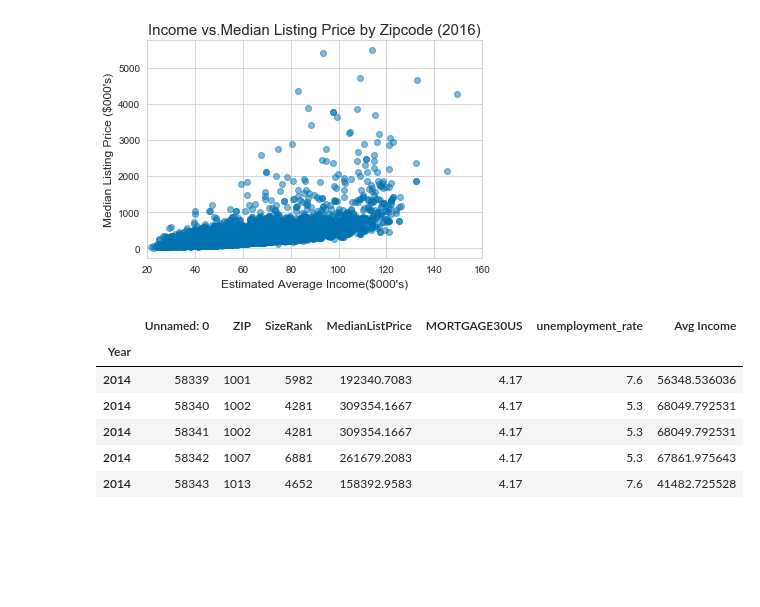
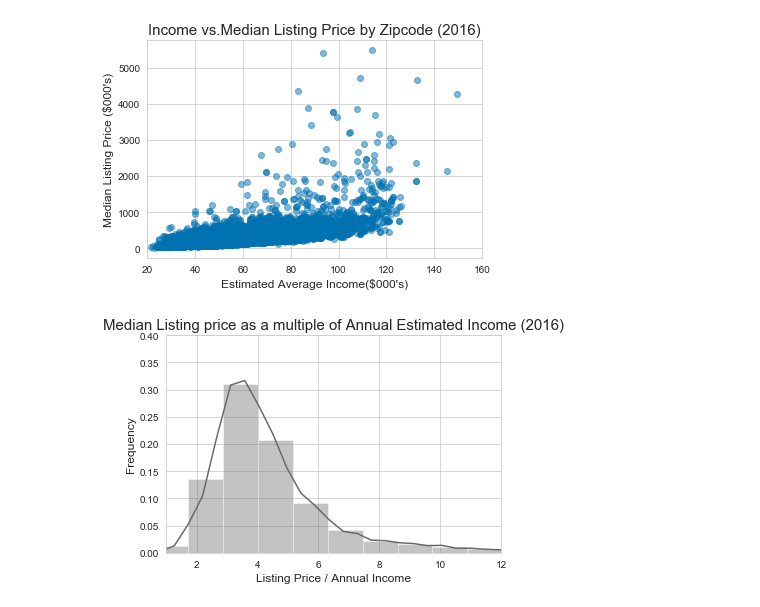
Before and after one commit to francoe/project_3, a Jupyter notebook: EDA_EF.ipynb, the cells around one changed output. Saved outputs shown, nothing was run; the diff lists cells and outputs as text; code cells hidden in the pictures; blank space fills up the shorter version.

```diff
--- a/EDA_EF.ipynb
+++ b/EDA_EF.ipynb
@@ -114,13 +113,16 @@ plt.xlim(20,160)
 plt.show()
 # %% [output]
 [figure]
-# %%
-master_df.head()
-# %% [output]
-|  | Unnamed: 0 | ZIP | SizeRank | MedianListPrice | MORTGAGE30US | unemployment_rate | Avg Income |
-| Year |  |  |  |  |  |  |  |
-| 2014 | 58339 | 1001 | 5982 | 192340.7083 | 4.17 | 7.6 | 56348.536036 |
-| 2014 | 58340 | 1002 | 4281 | 309354.1667 | 4.17 | 5.3 | 68049.792531 |
-| 2014 | 58341 | 1002 | 4281 | 309354.1667 | 4.17 | 5.3 | 68049.792531 |
-| 2014 | 58342 | 1007 | 6881 | 261679.2083 | 4.17 | 5.3 | 67861.975643 |
-| 2014 | 58343 | 1013 | 4652 | 158392.9583 | 4.17 | 7.6 | 41482.725528 |
+# %%
+income_ratio = master_df.loc['2016']['MedianListPrice']/master_df.loc['2016']['Avg Income']
+
+sns.distplot(income_ratio, kde = True, hist = True, color = '#696969')
+plt.title('Median Listing price as a multiple of Annual Estimated Income (2016)', fontname = 'Arial', fontsize = 15)
+plt.ylabel("Frequency",fontname = 'Arial', fontsize = 12)
+plt.xlabel("Listing Price / Annual Income", fontname = 'Arial', fontsize = 12)
+plt.xlim(1,12)
+plt.ylim(0,0.4)
+plt.savefig('charts/income_ratio_dist.png', orientation = 'landscape', dpi = 1800)
+plt.show()
+# %% [output]
+[figure, added]
```
Also changed, not shown: parts of 3 cells of this notebook, 5 other files.
